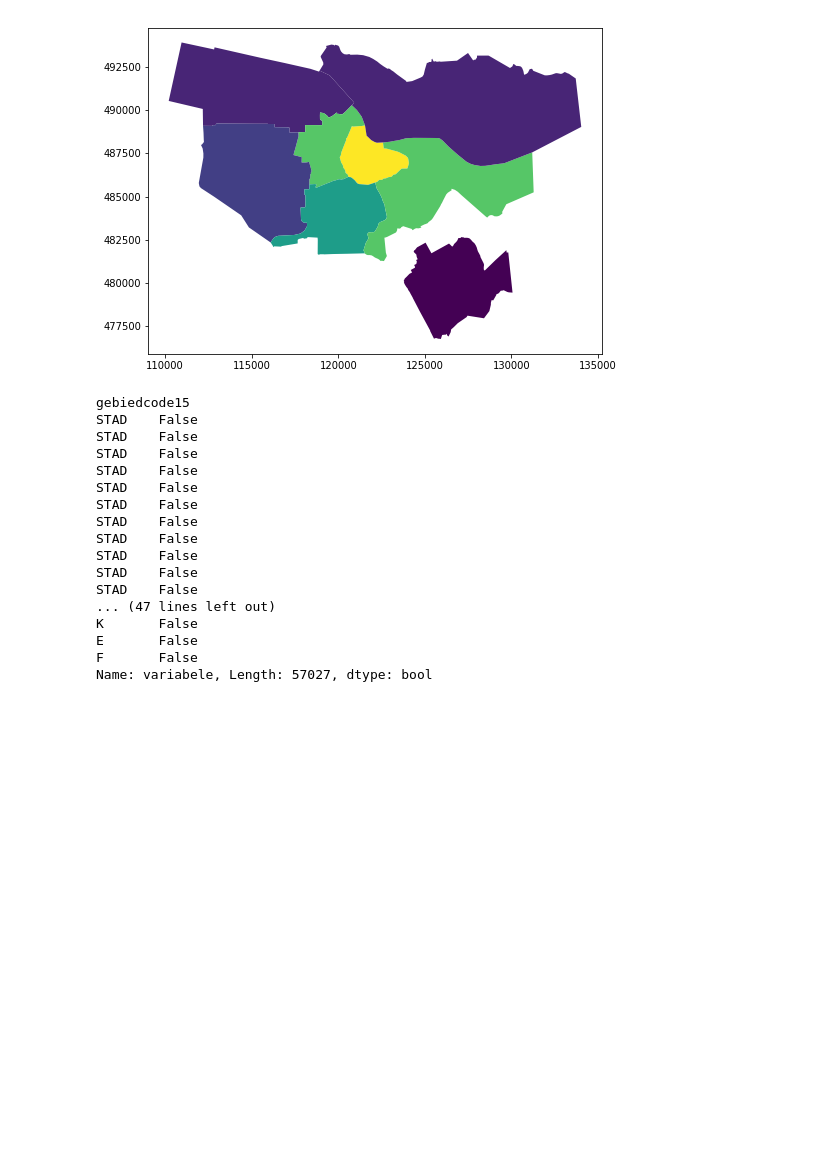
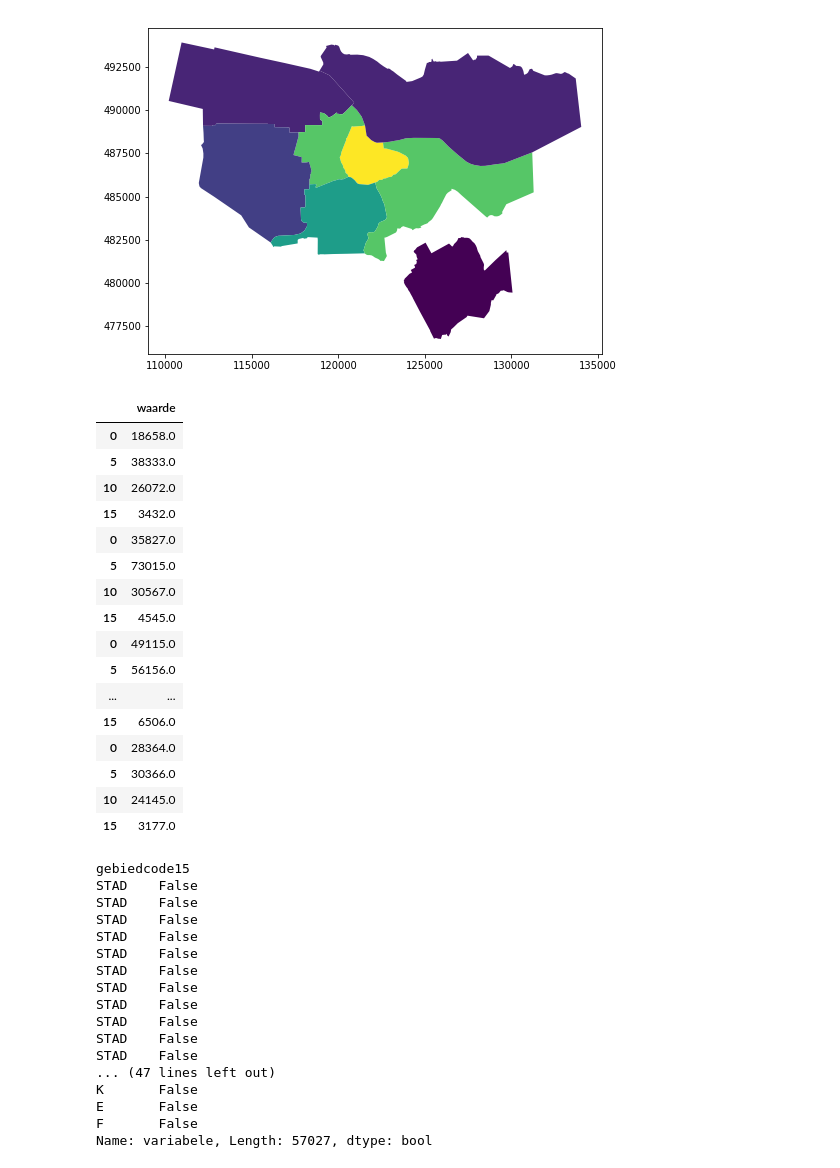
Before and after one commit to KJ-Waller/DW-Project, a Jupyter notebook: Education.ipynb, the cells around one changed output. Drawn from its saved outputs; the diff is of its cells as text; code cells hidden in the pictures; blank space fills up the shorter version.

Commit message:
Started some work on the age distribution function. Most difficult part is grouping every 5 age groups together to get a total of 4 age groups (for every 25 years) per region. Still in progress

```diff
--- a/Education.ipynb
+++ b/Education.ipynb
@@ -224,6 +234,68 @@ map_df.plot(column='PERCENTAGE')
 # %% [output]
 <matplotlib.axes._subplots.AxesSubplot at 0x...>
 [figure]
+# %%
+def regex_regions(regions):
+    regex = '['
+    for i, region in enumerate(regions):
+        if i == len(regions) - 1:
+            regex += region + ']{1}\Z'
+        else:
+            regex += region + '|'
+    return regex
+# %%
+# Creates an age distribution plot for all age groups in a given region and year.
+
+def age_dist_25(regions, year):
+    regions_regex = regex_regions(regions)
+
+#     dxareas_bbga = bbga.set_index('gebiedcode15')
+    bev_mask = bbga.variabele.str.contains('BEV\d?[0|5]_\d?[9|4]{1}\Z')
+    regions_mask = bbga.gebiedcode15.str.contains(regions_regex)
+
+    age_groups = bbga.loc[(bev_mask) & (regions_mask) & (bbga['jaar'] == year)]
+    age_groups = age_groups[['gebiedcode15','variabele','waarde']]
+
+#     age_groups.reset_index(inplace=True)
+    drop_idx = age_groups.loc[(age_groups['variabele'] == 'BEV65_74') | (age_groups['variabele'] == 'BEV40_64')].index
+    age_groups.drop(axis='index', index=drop_idx, inplace=True)
+    age_groups.loc[age_groups['variabele'] == 'BEV0_4', 'variabele'] = 'BEV00_04'
+    age_groups.loc[age_groups['variabele'] == 'BEV5_9', 'variabele'] = 'BEV05_09'
+    age_groups = age_groups.sort_values('variabele')
+    regions_age_groups = pd.pivot_table(age_groups, values='waarde', index=['gebiedcode15', 'variabele'])
+#     regions_age_groups = age_groups.groupby(['gebiedcode15','variabele']).mean()
+#     regions_age_groups = age_groups.groupby(['gebiedcode15','variabele']).sum()
+#     series = regions_age_groups['waarde']
+
+#     age_groups.plot.barh(y='waarde')
+
+    new_age_groups_df = pd.DataFrame()
+    for variabele, waarde in regions_age_groups.groupby(level=0):
+        waarde = waarde.reset_index()
+        new_groups = waarde.groupby(waarde.index // 5 * 5).sum()
+        new_age_groups_df = new_age_groups_df.append(new_groups)
+
+    return new_age_groups_df
+
+age_dist_25(areas, 2016)
+# %% [output]
+|  | waarde |
+| 0 | 18658.0 |
+| 5 | 38333.0 |
+| 10 | 26072.0 |
+| 15 | 3432.0 |
+| 0 | 35827.0 |
+| 5 | 73015.0 |
+| 10 | 30567.0 |
+| 15 | 4545.0 |
+| 0 | 49115.0 |
+| 5 | 56156.0 |
+| ... | ... |
+| 15 | 6506.0 |
+| 0 | 28364.0 |
+| 5 | 30366.0 |
+| 10 | 24145.0 |
+| 15 | 3177.0 |
 # %%
 # Runs into same multi index error
 
```
Also changed, not shown: parts of 2 cells of this notebook, 2 other files.
